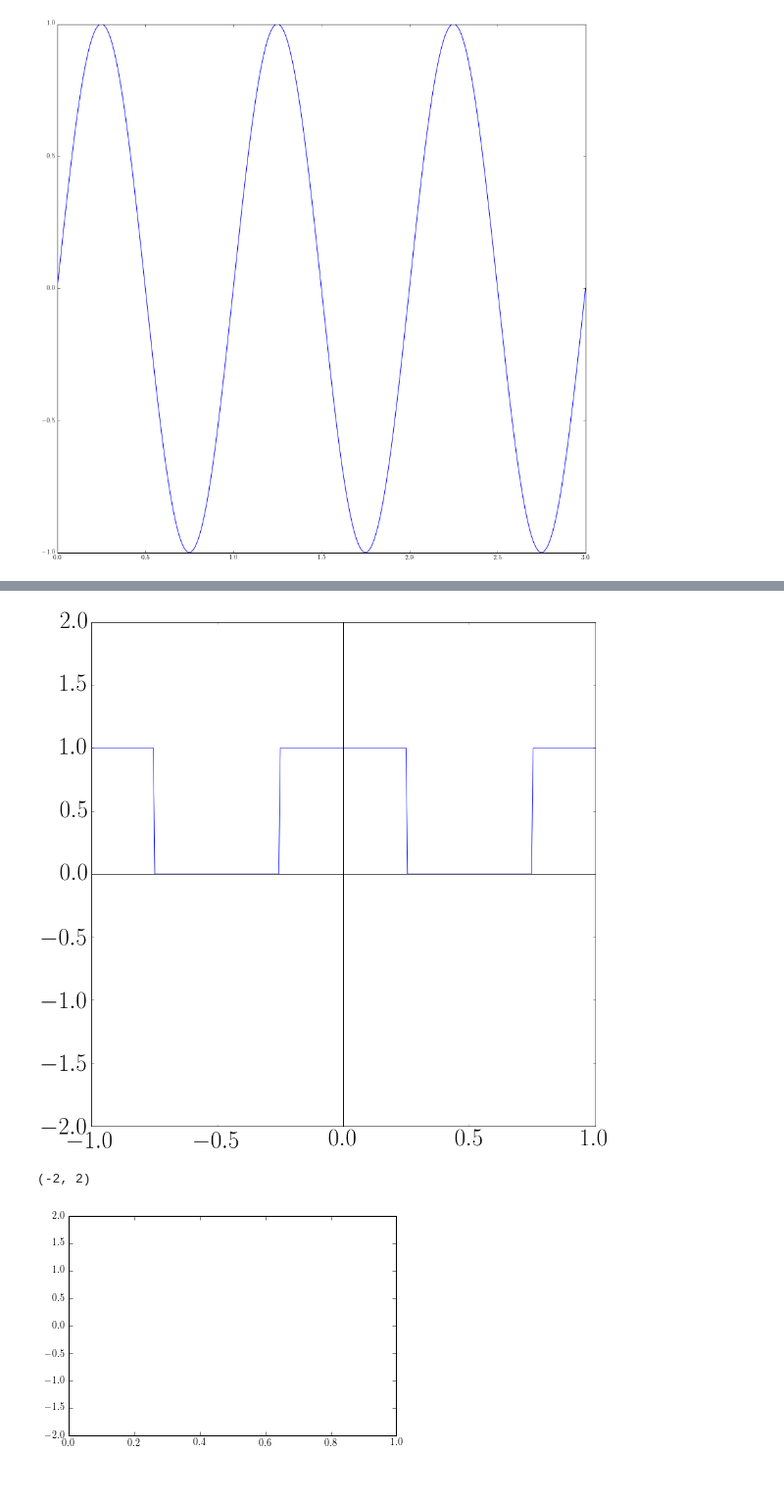
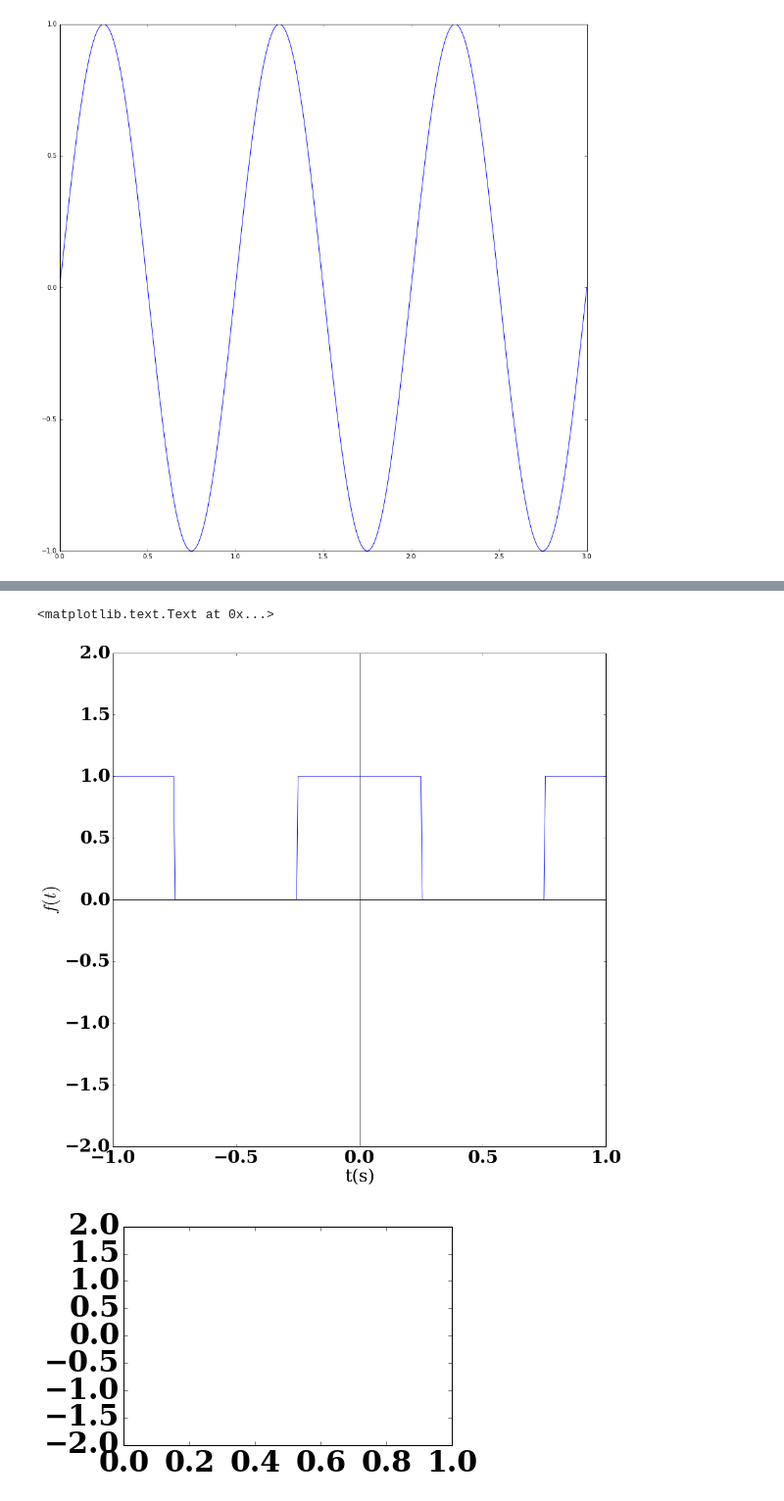
Before and after one commit to my-snippet/etc, a Jupyter notebook: AC-analysis/Fourier-Series/odd-function/square_wave.ipynb, the cells around one changed output, grey strips where cells are left out. Shown at 98% size. Saved outputs shown, nothing was run; the diff lists cells and outputs as text; code cells hidden in the pictures.

Commit message:
add more detail to sauare wave

```diff
--- a/AC-analysis/Fourier-Series/odd-function/square_wave.ipynb
+++ b/AC-analysis/Fourier-Series/odd-function/square_wave.ipynb
@@ -73,10 +73,6 @@ plot(t,not_sq, t,sqwave)
 # %%
 figure(figsize=(15, 15))
 t = linspace(-3,3,1000) # precision : 1000 (x axis)
-
-
-#sqwave = sign(sin(2*pi*f*t)) #an actual square wave
-#sqwave = signal.square(2 * np.pi * t)
 
 def minus_to_zero(list_data):
     return list(map(lambda elem: elem if elem == 1 else 0, list_data))
@@ -84,10 +80,11 @@ def minus_to_zero(list_data):
 sqwave = sign(cos(2*pi*f*t)) #an actual square wave, use cosin to generate odd function
 
 xs = minus_to_zero(sqwave)
-#[elem if elem == 1 else 0 for elem in sqwave]#plot(t, sqwave)
 
-
-#map(lambda elem: elem if elem == 1 else 0, sqwave)
+#fig.suptitle('test title', fontsize=20)
+#plt.ylabel = r'$\ln\left(\frac{x_a-x_b}{x_a-x_c}\right)$'
+#plt.xlabel(r'$\ln\left(\frac{x_a-x_d}{x_a-x_e}\right)$')
+#plt.ylabel('ylabel', fontsize=16)
 
 
 plt.ylim(-2, 2)
@@ -98,17 +95,19 @@ plot(t, xs)
 plt.axhline(0, color='black')
 plt.axvline(0, color='black')
 
-font = {'family' : 'normal',
+font = {'family' : 'serif',
         'weight' : 'black',
-        'size'   : 40}
+        'size'   : 30}
+matplotlib.rc('font', **font)
 
-matplotlib.rc('font', **font)
-#matplotlib.rcParams.update({'font.size': 22})
-#xs
+
+pylab.xlabel("t(s)")
+pylab.ylabel(r"$f(t)$")
 # %% [output]
+<matplotlib.text.Text at 0x...>
-[figure, old version]
+[figure, new version]
 # %%
 plt.ylim(-2, 2)
+plt.xlabel = "asdf"
 # %% [output]
-(-2, 2)
-[figure, old version]
+[figure, new version]
```
Also changed, not shown: parts of 11 cells of this notebook.
